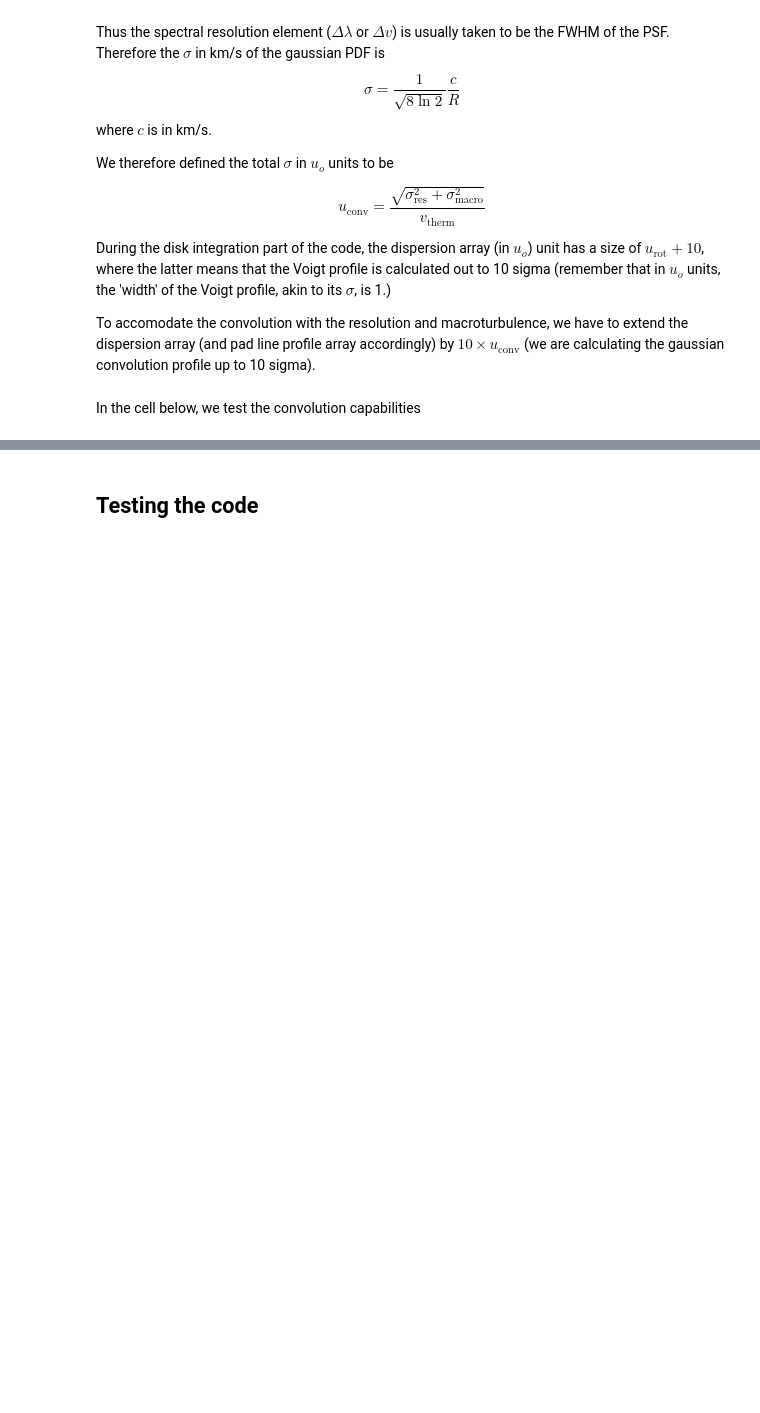
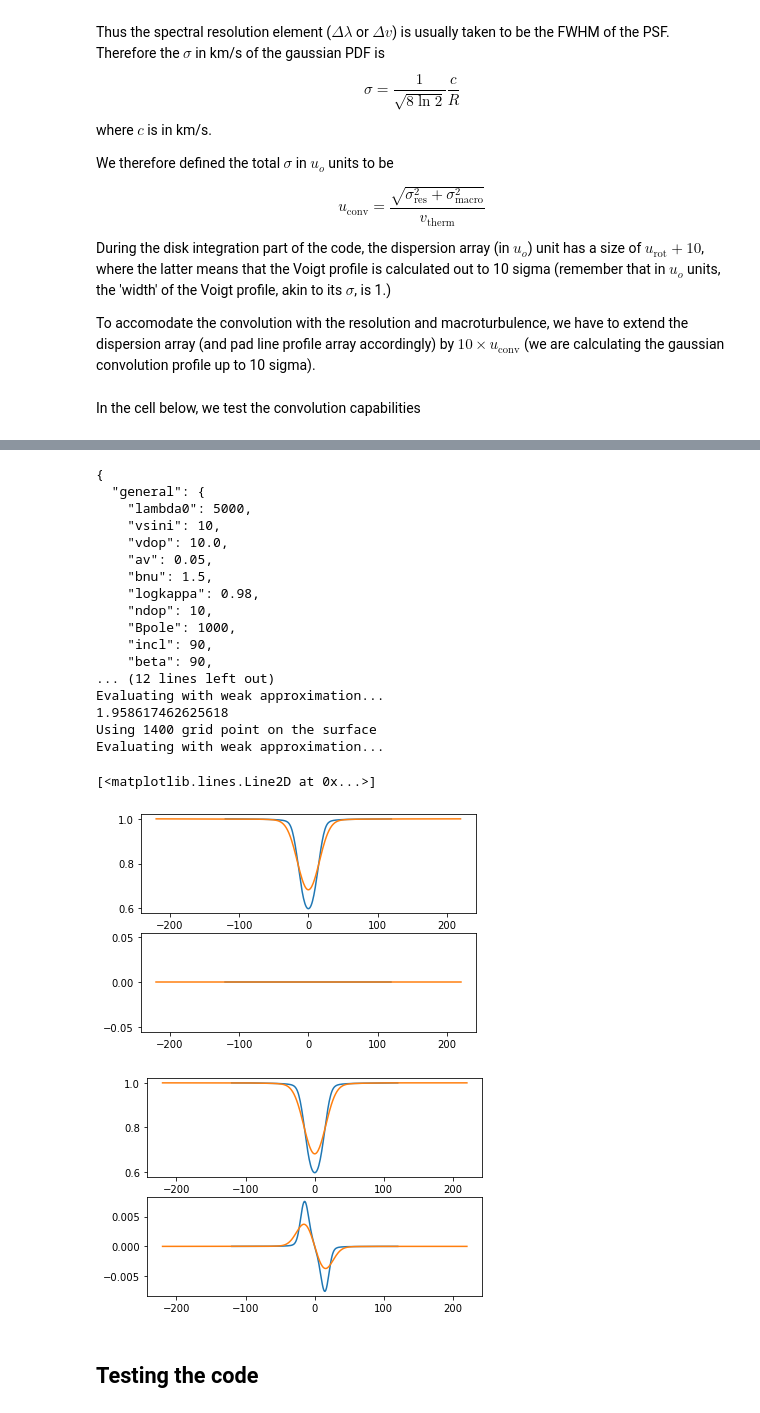
Before and after one commit to veropetit/pyRaven, a Jupyter notebook: diskint2_doc.ipynb, the cells around one changed output, grey strips where cells are left out. Saved outputs shown, nothing was run; the diff lists cells and outputs as text; code cells hidden in the pictures; blank space fills up the shorter version.

Commit message:
updated diskint2.analytical

```diff
--- a/diskint2_doc.ipynb
+++ b/diskint2_doc.ipynb
@@ -780,3 +780,57 @@ Max shift due to vsini: 0.2 vdop
+# %%
+param = rav.params.get_def_param_weak()
+param['general']['vsini']=10
+param['general']['incl']=90
+param.pprint()
+
+
+model = rav.diskint2.analytical(param)
+
+fig, ax = plt.subplots(2,1)
+ax[0].plot(model['vel'], model['flux'])
+ax[1].plot(model['vel'], model['V'])
+
+import copy
+param2 = copy.deepcopy(param)
+param2['general'].update({'res': 65000.})
+param2['general'].update({'vmac': 10.})
+model2 = rav.diskint2.analytical(param2)
+
+ax[0].plot(model2['vel'], model2['flux'])
+ax[1].plot(model2['vel'], model2['V'])
+
+
+model = rav.diskint2.numerical(param,False)
+
+fig, ax = plt.subplots(2,1)
+ax[0].plot(model['vel'], model['flux'])
+ax[1].plot(model['vel'], model['V'])
+
+model2 = rav.diskint2.numerical(param2,False)
+
+ax[0].plot(model2['vel'], model2['flux'])
+ax[1].plot(model2['vel'], model2['V'])
+# %% [output]
+{
+  "general": {
+    "lambda0": 5000,
+    "vsini": 10,
+    "vdop": 10.0,
+    "av": 0.05,
+    "bnu": 1.5,
+    "logkappa": 0.98,
+    "ndop": 10,
+    "Bpole": 1000,
+    "incl": 90,
+    "beta": 90,
+... (12 lines left out)
+Evaluating with weak approximation...
+1.958617462625618
+Using 1400 grid point on the surface
+Evaluating with weak approximation...
+[<matplotlib.lines.Line2D at 0x...>]
+[figure, added]
+[figure, added]
 # %% [markdown]
 ## Testing the code
 # %% [markdown]
```
Also changed, not shown: parts of 3 cells of this notebook, 1 other file.
